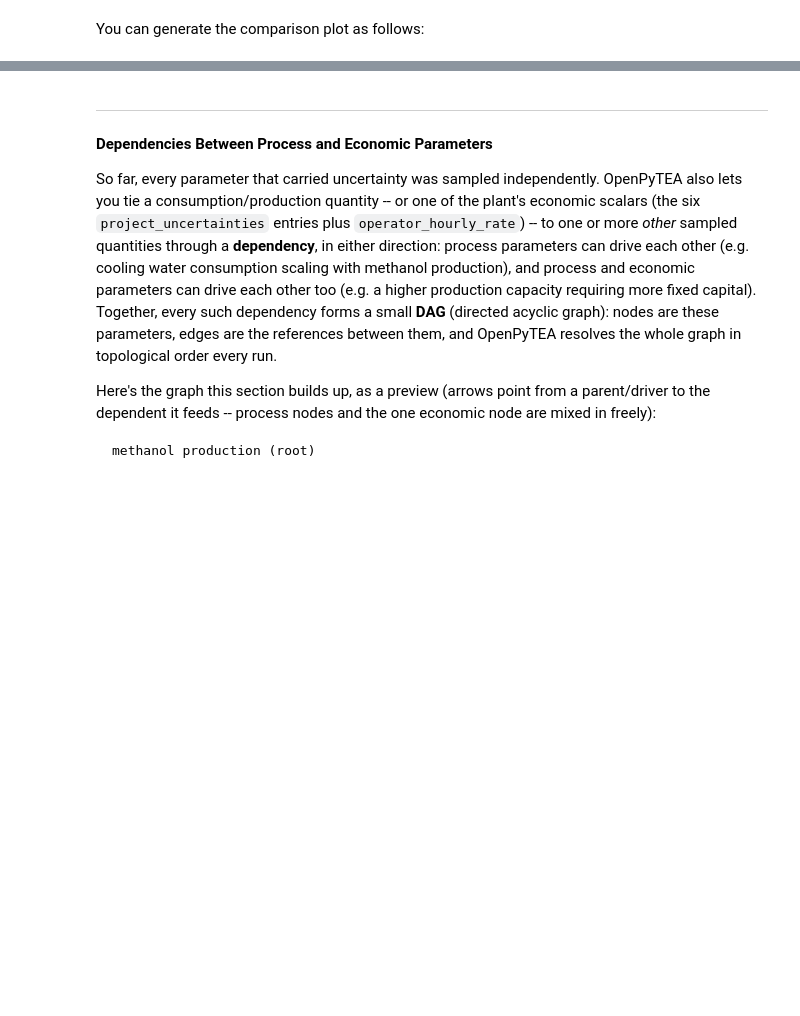
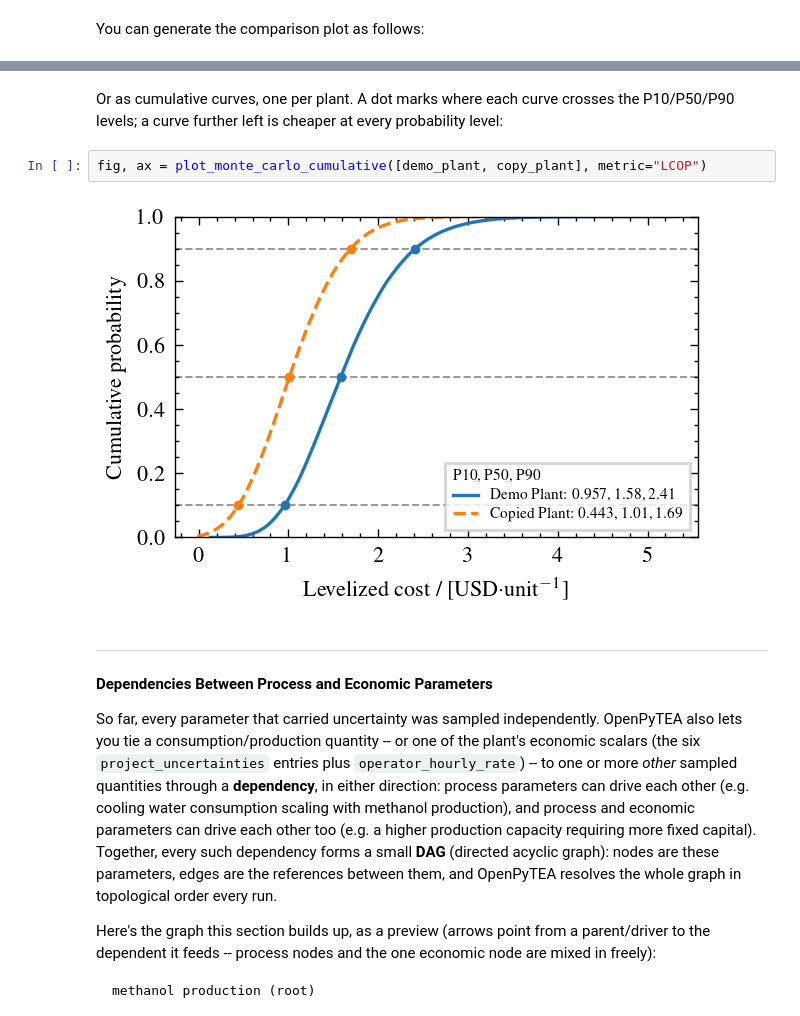
Before and after one commit to pbtamarona/OpenPyTEA, a Jupyter notebook: walkthrough/part_4_monte_carlo.ipynb, the cells around one changed output, grey strips where cells are left out. Saved outputs shown, nothing was run; the diff lists cells and outputs as text; blank space fills up the shorter version.

```diff
--- a/walkthrough/part_4_monte_carlo.ipynb
+++ b/walkthrough/part_4_monte_carlo.ipynb
@@ -380,3 +389,9 @@ fig, ax = plot_monte_carlo(
+# %% [markdown]
+Or as cumulative curves, one per plant. A dot marks where each curve crosses the P10/P50/P90 levels; a curve further left is cheaper at every probability level:
+# %%
+fig, ax = plot_monte_carlo_cumulative([demo_plant, copy_plant], metric="LCOP")
+# %% [output]
+[figure, added]
 # %% [markdown]
 ---
 
```
Also changed, not shown: parts of 17 cells of this notebook, 17 other files.
